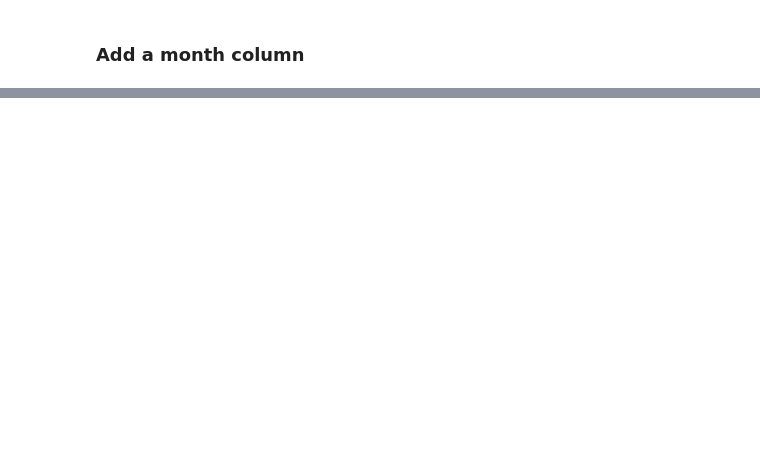
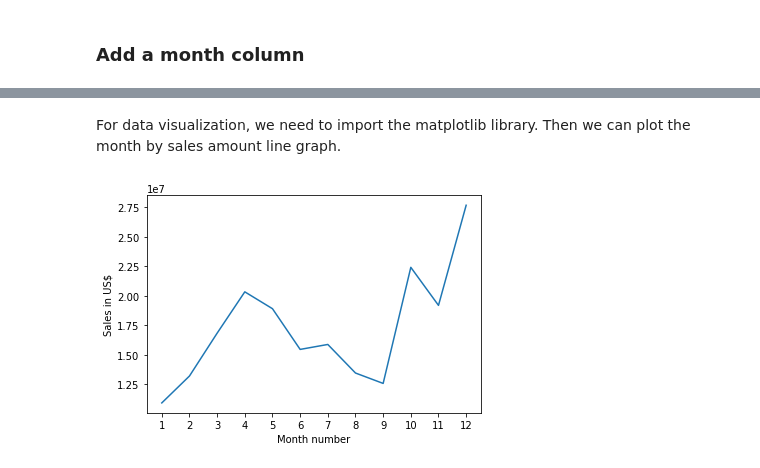
Before and after one commit to hosadman/sales-data-analysis, a Jupyter notebook: sales-data-analysis.ipynb, the cells around one changed output, grey strips where cells are left out. Drawn from its saved outputs; the diff is of its cells as text; code cells hidden in the pictures; blank space fills up the shorter version.

Commit message:
Added further analysis and graphs

```diff
--- a/sales-data-analysis.ipynb
+++ b/sales-data-analysis.ipynb
@@ -80,0 +99,6 @@ df.head()
+# %%
+df['Quantity Ordered'] = pd.to_numeric(df['Quantity Ordered'])
+df['Price Each'] = pd.to_numeric(df['Price Each'])
+df['Sales'] = df['Quantity Ordered'] * df['Price Each']
+
+df.head()
@@ -80,0 +112,16 @@ df.head()
+# %% [markdown]
+For data visualization, we need to import the matplotlib library. Then we can plot the month by sales amount line graph.
+# %%
+%matplotlib inline
+import matplotlib.pyplot as plt
+
+month = range(1,13)
+
+df.groupby('Month')['Sales'].sum().plot()
+plt.xticks(month)
+plt.xlabel('Month number')
+plt.ylabel('Sales in US$')
+
+plt.show()
+# %% [output]
+[figure, added]
```
Also changed, not shown: parts of 37 cells of this notebook.
